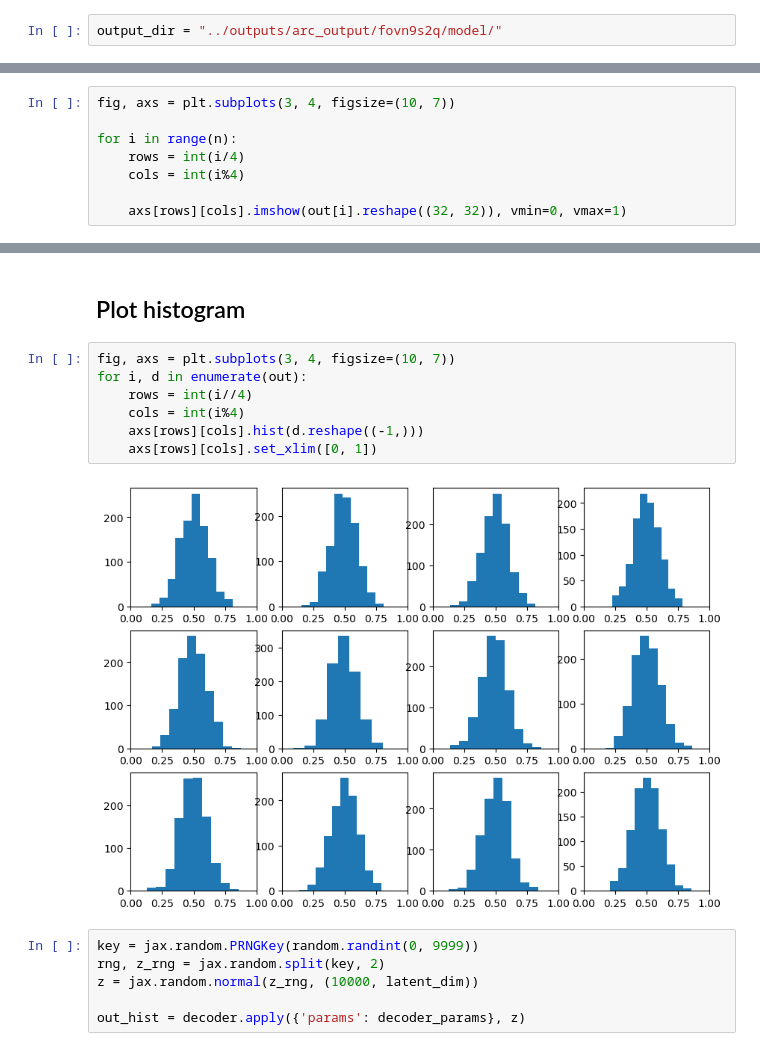
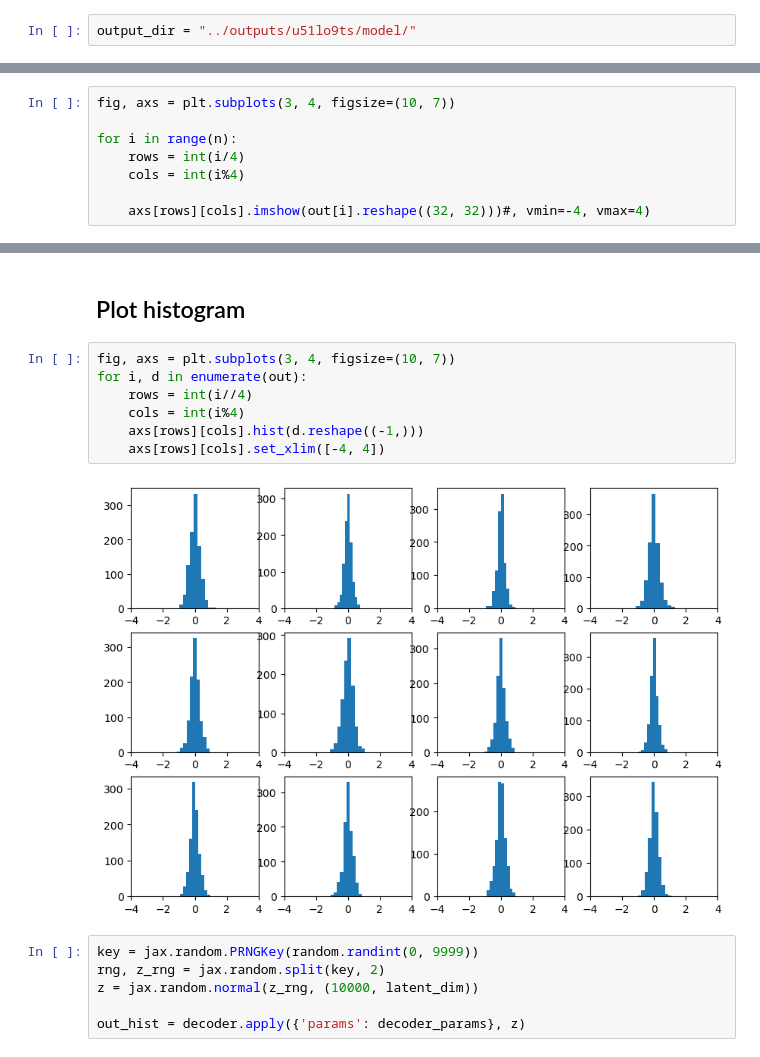
Before and after one commit to elizavetasemenova/PriorCVAE_JAX, a Jupyter notebook: experiments/population_genetics/notebooks/predictions_exploration.ipynb, the cells around one changed output, grey strips where cells are left out. Cells and saved outputs as stored; diff of their text form.

```diff
--- a/experiments/population_genetics/notebooks/predictions_exploration.ipynb
+++ b/experiments/population_genetics/notebooks/predictions_exploration.ipynb
@@ -9,7 +9,7 @@ import flax.linen as nn
 from priorCVAE.models import CNNDecoder
 from priorCVAE.utility import load_model_params
 # %%
-output_dir = "../outputs/arc_output/fovn9s2q/model/"
+output_dir = "../outputs/u51lo9ts/model/"
 # %%
 params = load_model_params(output_dir)
 decoder_params = params['decoder']
@@ -31,5 +31,5 @@ for i in range(n):
     rows = int(i/4)
     cols = int(i%4)
 
-    axs[rows][cols].imshow(out[i].reshape((32, 32)), vmin=0, vmax=1)
+    axs[rows][cols].imshow(out[i].reshape((32, 32)))#, vmin=-4, vmax=4)
 # %% [output]
@@ -39,12 +39,12 @@ for i in range(n):
 # %%
 fig, axs = plt.subplots(3, 4, figsize=(10, 7))
 for i, d in enumerate(out):
     rows = int(i//4)
     cols = int(i%4)
     axs[rows][cols].hist(d.reshape((-1,)))
-    axs[rows][cols].set_xlim([0, 1])
+    axs[rows][cols].set_xlim([-4, 4])
 # %% [output]
-[figure, old version]
+[figure, new version]
 # %%
 key = jax.random.PRNGKey(random.randint(0, 9999))
 rng, z_rng = jax.random.split(key, 2)
```
Also changed, not shown: parts of 1 cell of this notebook, 4 other files.
